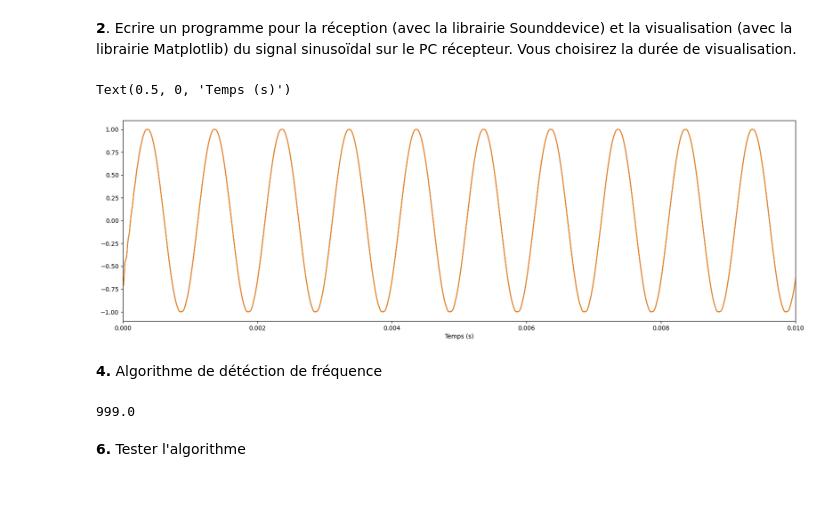
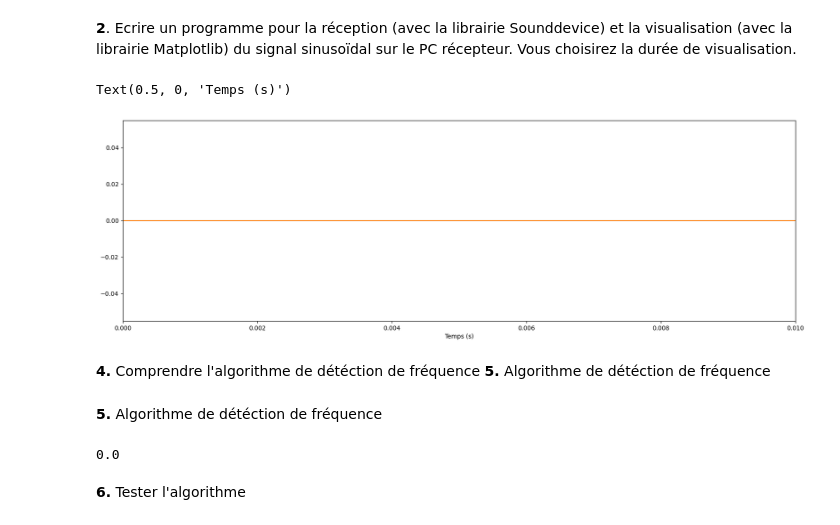
Before and after one commit to theohuguet01/sae103, a Jupyter notebook: SAE_Trans.ipynb, the cells around one changed output. Saved outputs shown, nothing was run; the diff lists cells and outputs as text; code cells hidden in the pictures; blank space fills up the shorter version.

```diff
--- a/SAE_Trans.ipynb
+++ b/SAE_Trans.ipynb
@@ -66,26 +66,29 @@ Matplotlib) du signal sinusoïdal sur le PC récepteur. Vous choisirez la durée
 # %%
 # Durée de l'enregistrement
 duration = 2
 
 # Enregistrement du signal avec la carte son
-enregistrement = sd.rec(int(duration * frequence_ech), samplerate=frequence_ech, channels=2, device=1)
+enregistrement = sd.rec(int(duration * frequence_ech), samplerate=frequence_ech, channels=2, device=0)
 sd.wait()
 
 # Création du vecteur temps pour l'affichage
 t_enr = np.arange(0, duration, periode_ech)
 
 # Création de la figure et des axes pour l'affichage
 fig, ax = plt.subplots(figsize=(20, 6))
 
 # Affichage du signal enregistré
 ax.plot(t_enr, enregistrement)
 ax.set_xlim(0,0.01)
 ax.set_xlabel('Temps (s)')
 # %% [output]
 Text(0.5, 0, 'Temps (s)')
-[figure, old version]
+[figure, new version]
+# %% [markdown]
+**4.** Comprendre l'algorithme de détéction de fréquence
+**5.** Algorithme de détéction de fréquence
 # %% [markdown]
-**4.** Algorithme de détéction de fréquence
+**5.** Algorithme de détéction de fréquence
 # %%
 def calc_frequence(enregistrement):
     count = 0
@@ -96,7 +99,7 @@ def calc_frequence(enregistrement):
 
 calc_frequence(enregistrement)
 # %% [output]
-999.0
+0.0
 # %% [markdown]
 **6.** Tester l'algorithme
 # %% [markdown]
```
Also changed, not shown: parts of 17 cells of this notebook, 2 other files.
